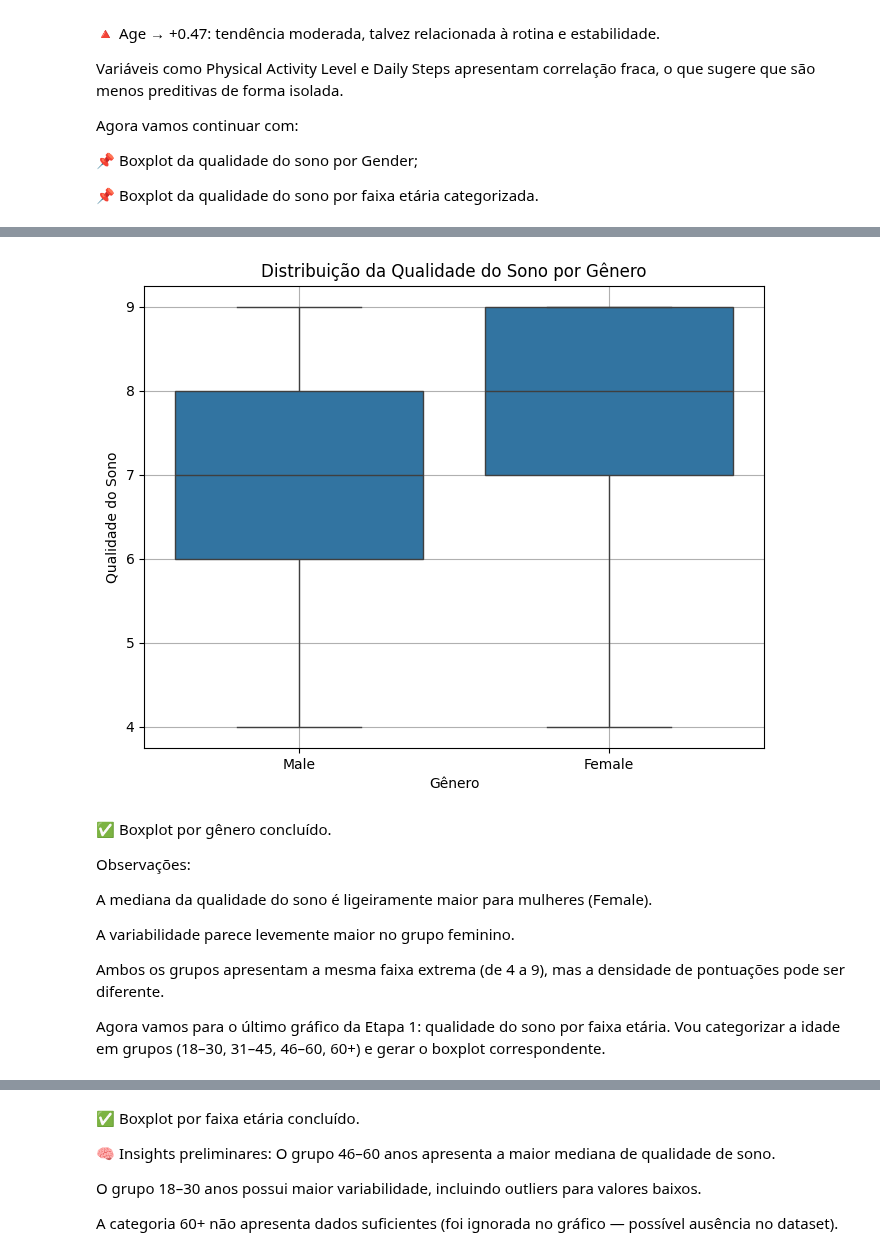
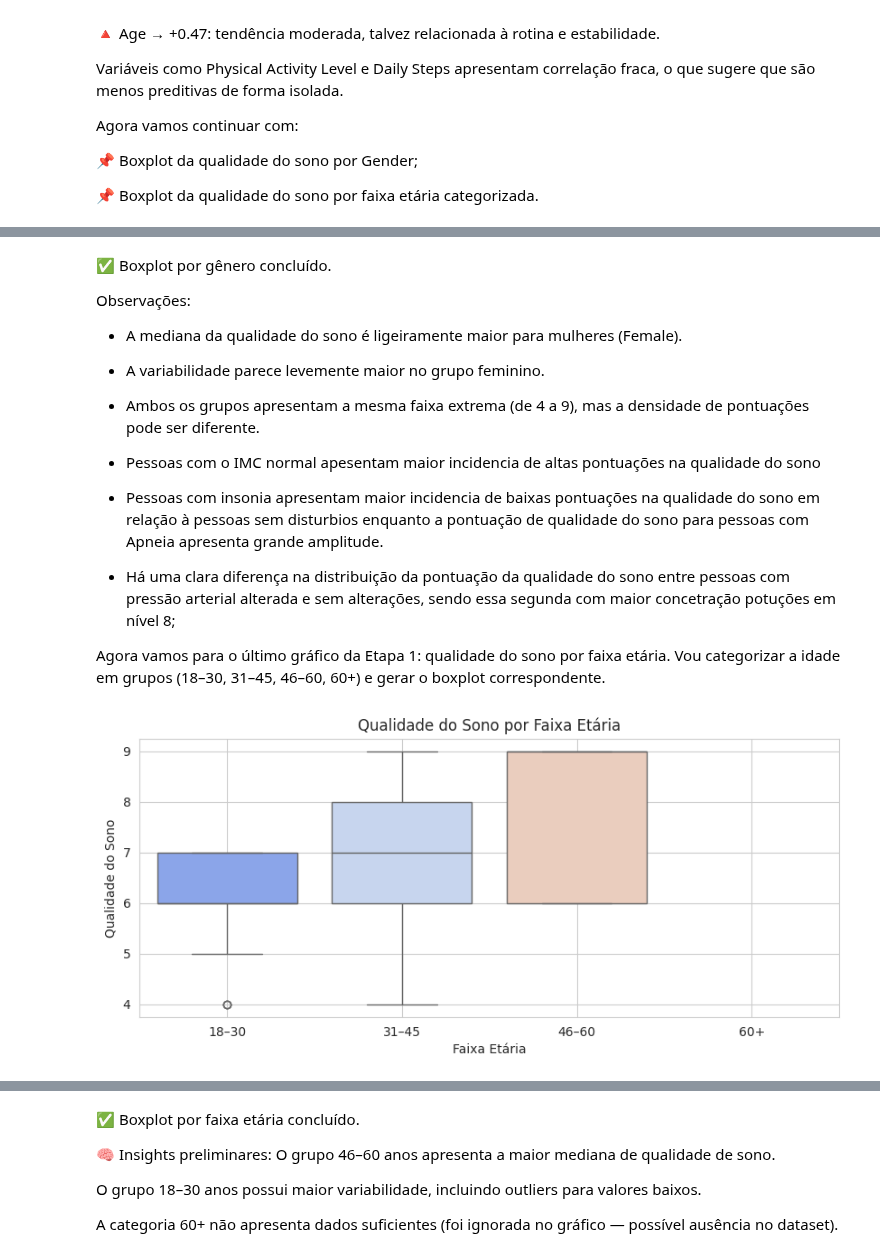
Before and after one commit to devLarissaRodrigues/WoMakersCode-DataAnalytics-DesafiosEmSquad, a Jupyter notebook: Bootcamp_Data_Analytics_2025_Desafio_Final_em_Squad.ipynb, the cells around one changed output, grey strips where cells are left out. Saved outputs shown, nothing was run; the diff lists cells and outputs as text; code cells hidden in the pictures.

Commit message:
Modificação da posição dos boxplot e Violinplot para pos analise de correlação

```diff
--- a/Bootcamp_Data_Analytics_2025_Desafio_Final_em_Squad.ipynb
+++ b/Bootcamp_Data_Analytics_2025_Desafio_Final_em_Squad.ipynb
@@ -378,25 +370,38 @@ Agora vamos continuar com:
+# %% [markdown]
+✅ Boxplot por gênero concluído.
+
+
+Observações:
+
+* A mediana da qualidade do sono é ligeiramente maior para mulheres (Female).
+
+* A variabilidade parece levemente maior no grupo feminino.
+
+* Ambos os grupos apresentam a mesma faixa extrema (de 4 a 9), mas a densidade de pontuações pode ser diferente.
+
+
+* Pessoas com o IMC normal apesentam maior incidencia de altas pontuações na qualidade do sono
+
+*  Pessoas com insonia apresentam maior incidencia de baixas pontuações na qualidade do sono em relação à pessoas sem disturbios enquanto a pontuação de qualidade do sono para pessoas com Apneia apresenta grande amplitude.
+
+* Há uma clara diferença na distribuição da pontuação da qualidade do sono entre pessoas com pressão arterial alterada e sem alterações, sendo essa segunda com maior concetração potuções em nível 8;
+
+Agora vamos para o último gráfico da Etapa 1: qualidade do sono por faixa etária. Vou categorizar a idade em grupos (18–30, 31–45, 46–60, 60+) e gerar o boxplot correspondente.
 # %%
-# 📊 Boxplot da Qualidade do Sono por Gênero
+# Criar categorias de faixa etária
+df['Faixa Etária'] = pd.cut(
+    df['Age'],
+    bins=[17, 30, 45, 60, 100],
+    labels=['18–30', '31–45', '46–60', '60+']
+)
 
-plt.figure(figsize=(8, 6))
-sns.boxplot(data=df, x='Gender', y='Quality of Sleep')
-plt.title('Distribuição da Qualidade do Sono por Gênero')
-plt.xlabel('Gênero')
+# Boxplot da Qualidade do Sono por Faixa Etária
+plt.figure(figsize=(10, 4))
+sns.boxplot(data=df, x='Faixa Etária', y='Quality of Sleep', palette='coolwarm')
+plt.title('Qualidade do Sono por Faixa Etária')
+plt.xlabel('Faixa Etária')
 plt.ylabel('Qualidade do Sono')
 plt.grid(True)
 plt.show()
 # %% [output]
-[figure, old version]
+[figure, new version]
-# %% [markdown]
-✅ Boxplot por gênero concluído.
-
-
-Observações:
-
-A mediana da qualidade do sono é ligeiramente maior para mulheres (Female).
-
-A variabilidade parece levemente maior no grupo feminino.
-
-Ambos os grupos apresentam a mesma faixa extrema (de 4 a 9), mas a densidade de pontuações pode ser diferente.
-
-Agora vamos para o último gráfico da Etapa 1: qualidade do sono por faixa etária. Vou categorizar a idade em grupos (18–30, 31–45, 46–60, 60+) e gerar o boxplot correspondente.
```
Also changed, not shown: parts of 4 cells of this notebook.
